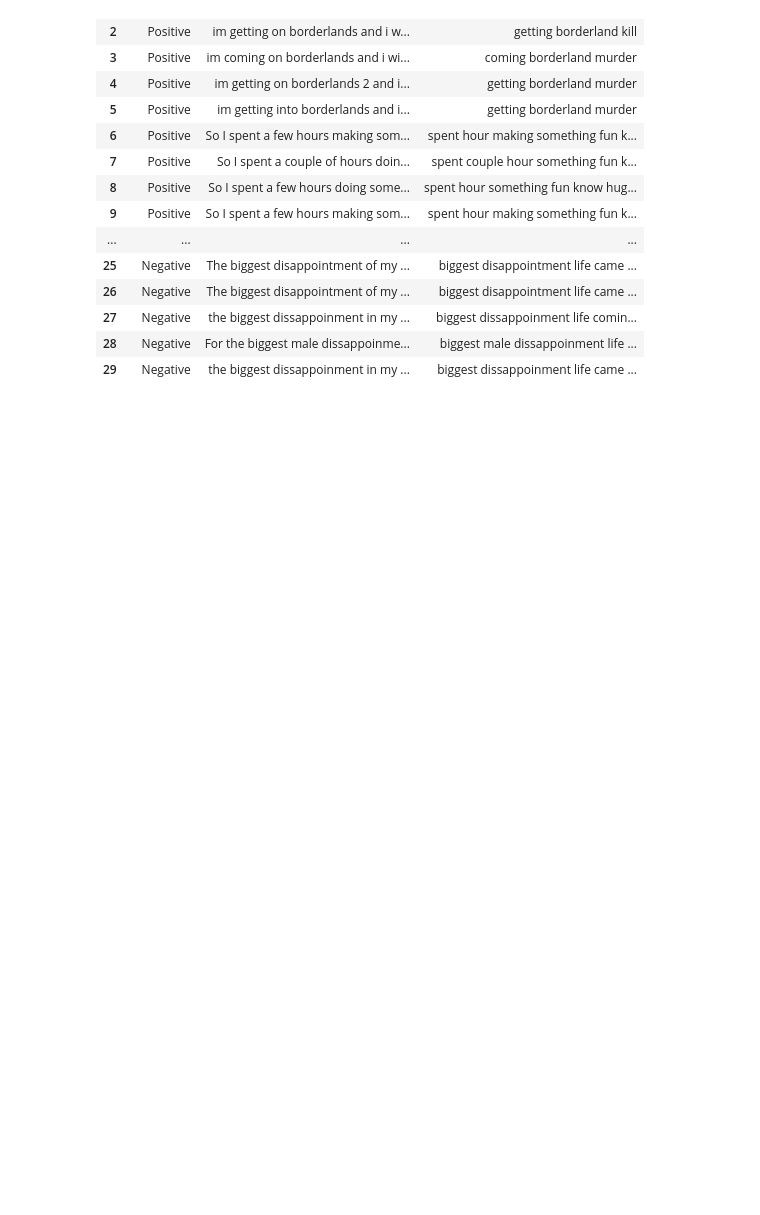
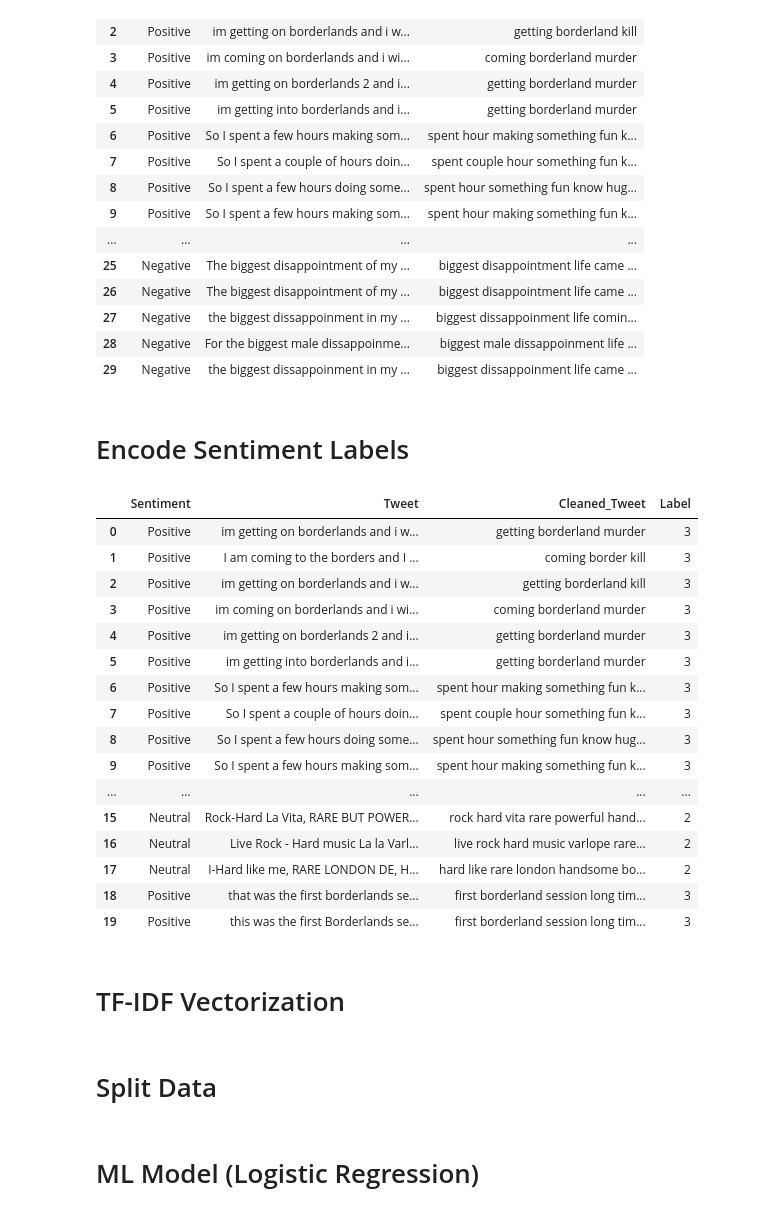
Before and after one commit to samObot19/Assesment, a Jupyter notebook: ml_sentiment_analysis.ipynb, the cells around one changed output. Drawn from its saved outputs; the diff is of its cells as text; code cells hidden in the pictures; blank space fills up the shorter version.

```diff
--- a/ml_sentiment_analysis.ipynb
+++ b/ml_sentiment_analysis.ipynb
@@ -81,3 +82,31 @@ df.head(30)
 | 27 | Negative | the biggest dissappoinment in my ... | biggest dissappoinment life comin... |
 | 28 | Negative | For the biggest male dissappoinme... | biggest male dissappoinment life ... |
 | 29 | Negative | the biggest dissappoinment in my ... | biggest dissappoinment life came ... |
+# %% [markdown]
+# Encode Sentiment Labels
+# %%
+from sklearn.preprocessing import LabelEncoder
+
+le = LabelEncoder()
+df['Label'] = le.fit_transform(df['Sentiment'])  # Positive = 1, Negative = 0, etc.
+df.head(20)
+# %% [output]
+|  | Sentiment | Tweet | Cleaned_Tweet | Label |
+| 0 | Positive | im getting on borderlands and i w... | getting borderland murder | 3 |
+| 1 | Positive | I am coming to the borders and I ... | coming border kill | 3 |
+| 2 | Positive | im getting on borderlands and i w... | getting borderland kill | 3 |
+| 3 | Positive | im coming on borderlands and i wi... | coming borderland murder | 3 |
+| 4 | Positive | im getting on borderlands 2 and i... | getting borderland murder | 3 |
+| 5 | Positive | im getting into borderlands and i... | getting borderland murder | 3 |
+| 6 | Positive | So I spent a few hours making som... | spent hour making something fun k... | 3 |
+| 7 | Positive | So I spent a couple of hours doin... | spent couple hour something fun k... | 3 |
+| 8 | Positive | So I spent a few hours doing some... | spent hour something fun know hug... | 3 |
+| 9 | Positive | So I spent a few hours making som... | spent hour making something fun k... | 3 |
+| ... | ... | ... | ... | ... |
+| 15 | Neutral | Rock-Hard La Vita, RARE BUT POWER... | rock hard vita rare powerful hand... | 2 |
+| 16 | Neutral | Live Rock - Hard music La la Varl... | live rock hard music varlope rare... | 2 |
+| 17 | Neutral | I-Hard like me, RARE LONDON DE, H... | hard like rare london handsome bo... | 2 |
+| 18 | Positive | that was the first borderlands se... | first borderland session long tim... | 3 |
+| 19 | Positive | this was the first Borderlands se... | first borderland session long tim... | 3 |
+# %% [markdown]
+# TF-IDF Vectorization
@@ -83,0 +119,2 @@ df.head(30)
+# %% [markdown]
+# Split Data
@@ -83,0 +125,2 @@ df.head(30)
+# %% [markdown]
+#  ML Model (Logistic Regression)
```
Also changed, not shown: parts of 5 cells of this notebook.
